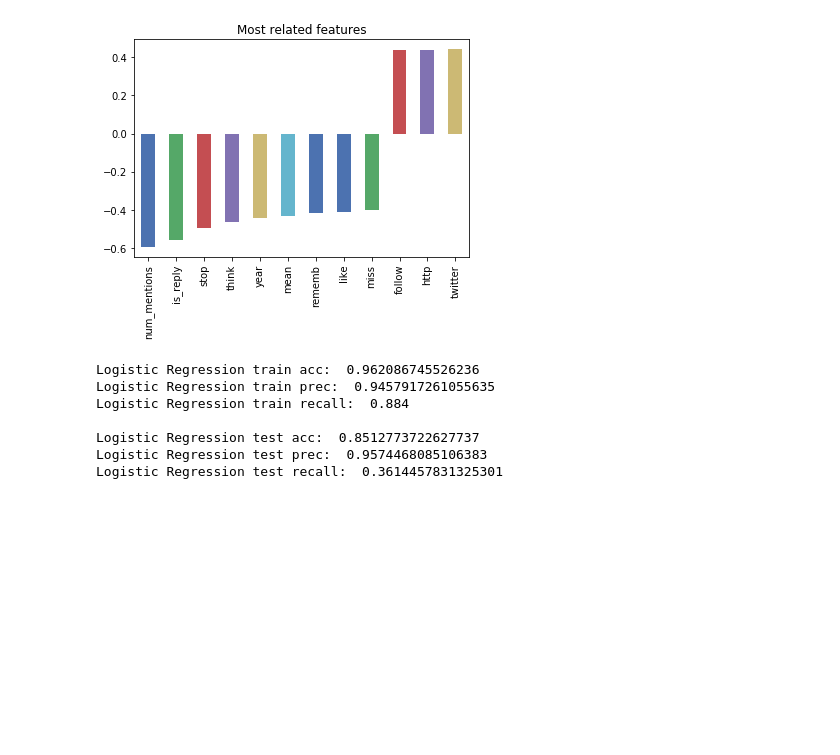
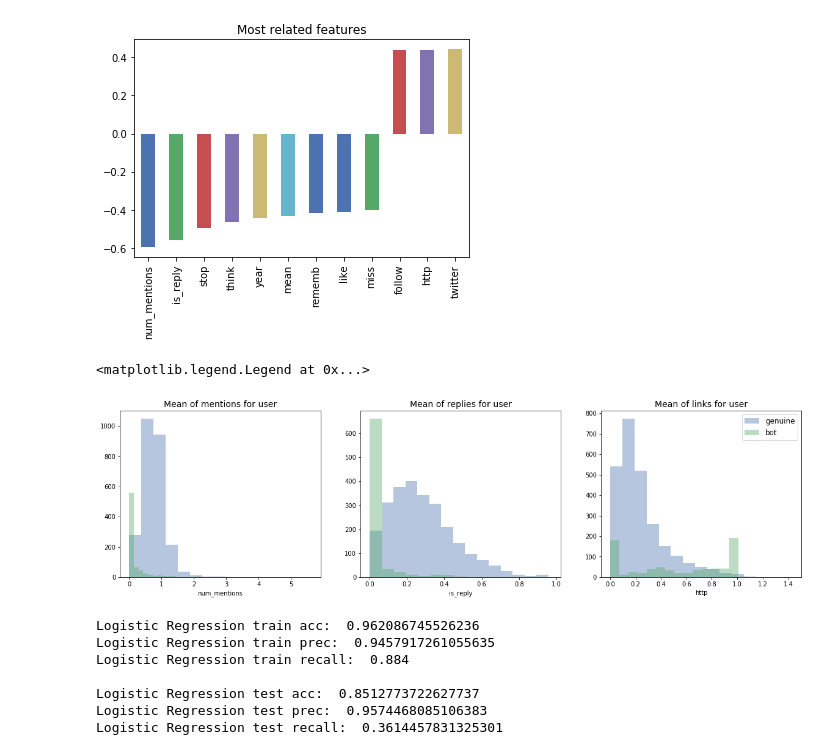
Before and after one commit to viguardieiro/TwitterProject, a Jupyter notebook: Classification_with_NLP.ipynb, the cells around one changed output. Drawn from its saved outputs; the diff is of its cells as text; code cells hidden in the pictures; blank space fills up the shorter version.

```diff
--- a/Classification_with_NLP.ipynb
+++ b/Classification_with_NLP.ipynb
@@ -53,3 +53,22 @@ Text(0.5, 1.0, 'Most related features')
+# %%
+fig, ax = plt.subplots(1,3, figsize=(20,5))
+
+sns.distplot(X_train[y_train==0]['num_mentions'], kde=False, bins=15, ax=ax[0], label='genuine')
+sns.distplot(X_train[y_train==1]['num_mentions'], kde=False, bins=15, ax=ax[0], label='bot')
+ax[0].set_title('Mean of mentions for user', fontsize=14)
+
+sns.distplot(X_train[y_train==0]['is_reply'], kde=False, bins=15, ax=ax[1], label='genuine')
+sns.distplot(X_train[y_train==1]['is_reply'], kde=False, bins=15, ax=ax[1], label='bot')
+ax[1].set_title('Mean of replies for user', fontsize=14)
+
+sns.distplot(X_train[y_train==0]['http'], kde=False, bins=15, ax=ax[2], label='genuine')
+sns.distplot(X_train[y_train==1]['http'], kde=False, bins=15, ax=ax[2], label='bot')
+ax[2].set_title('Mean of links for user', fontsize=14)
+
+ax[2].legend(loc='best', fontsize=12)
+# %% [output]
+<matplotlib.legend.Legend at 0x...>
+[figure, added]
 # %%
 # Modelo de Regressão logística
 # %%
```
Also changed, not shown: parts of 14 cells of this notebook.
